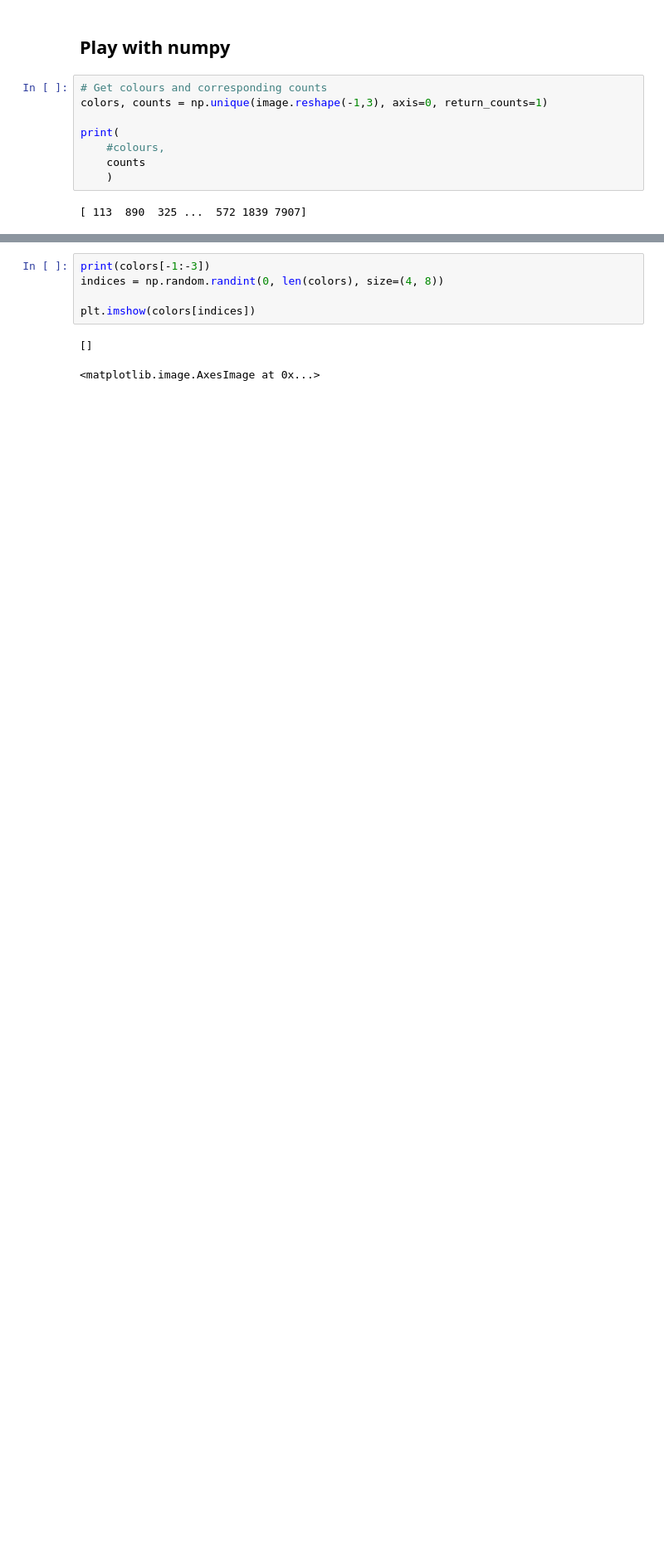
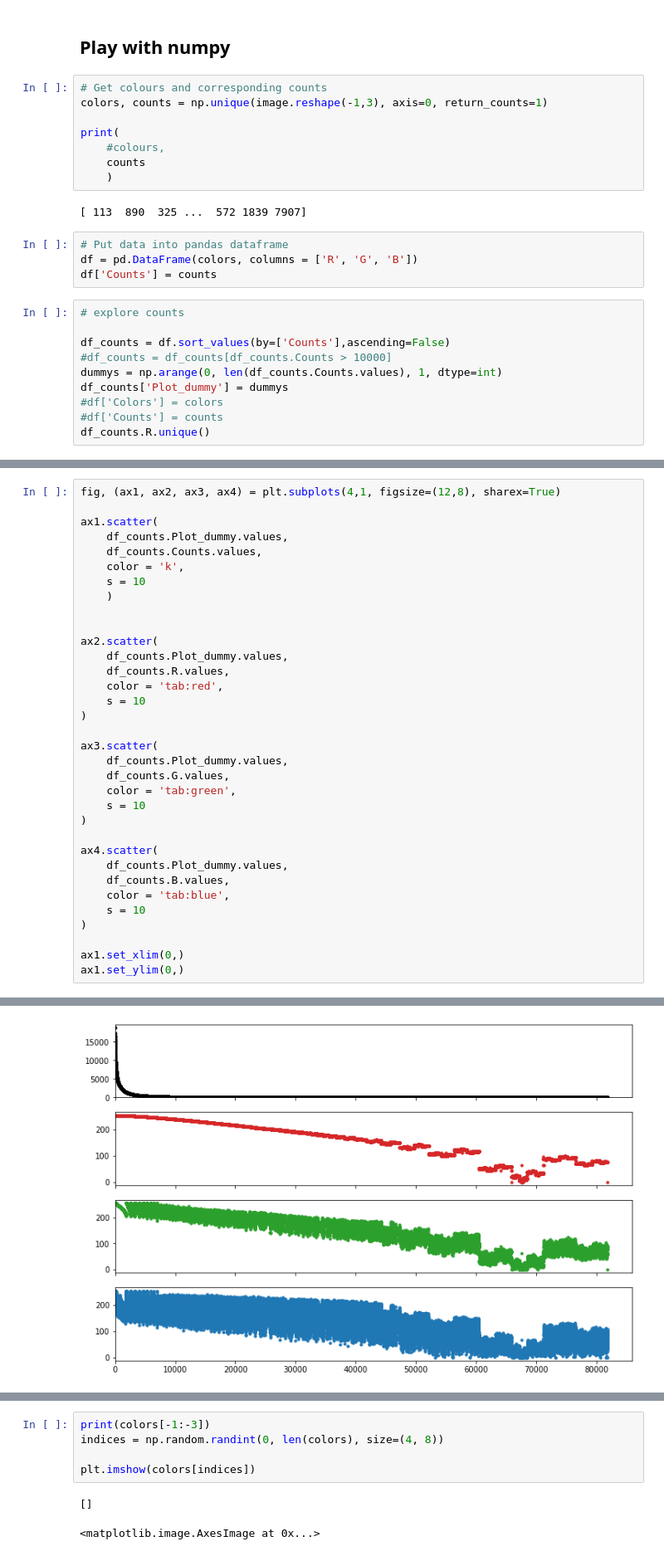
Before and after one commit to ICWallis/image-processing, a Jupyter notebook: method_hacking.ipynb, the cells around one changed output, grey strips where cells are left out. Shown at 83% size. Cells and saved outputs as stored; diff of their text form; blank space fills up the shorter version.

Commit message:
Play with image data

```diff
--- a/method_hacking.ipynb
+++ b/method_hacking.ipynb
@@ -240,3 +242,17 @@ print(
     )
 # %% [output]
 [ 113  890  325 ...  572 1839 7907]
+# %%
+# Put data into pandas dataframe
+df = pd.DataFrame(colors, columns = ['R', 'G', 'B'])
+df['Counts'] = counts
+# %%
+# explore counts
+
+df_counts = df.sort_values(by=['Counts'],ascending=False)
+#df_counts = df_counts[df_counts.Counts > 10000]
+dummys = np.arange(0, len(df_counts.Counts.values), 1, dtype=int)
+df_counts['Plot_dummy'] = dummys
+#df['Colors'] = colors
+#df['Counts'] = counts
+df_counts.R.unique()
@@ -242,0 +280,35 @@ print(
+# %%
+fig, (ax1, ax2, ax3, ax4) = plt.subplots(4,1, figsize=(12,8), sharex=True)
+
+ax1.scatter(
+    df_counts.Plot_dummy.values,
+    df_counts.Counts.values,
+    color = 'k',
+    s = 10
+    )
+
+
+ax2.scatter(
+    df_counts.Plot_dummy.values,
+    df_counts.R.values,
+    color = 'tab:red',
+    s = 10
+)
+
+ax3.scatter(
+    df_counts.Plot_dummy.values,
+    df_counts.G.values,
+    color = 'tab:green',
+    s = 10
+)
+
+ax4.scatter(
+    df_counts.Plot_dummy.values,
+    df_counts.B.values,
+    color = 'tab:blue',
+    s = 10
+)
+
+ax1.set_xlim(0,)
+ax1.set_ylim(0,)
+# %% [output]
@@ -242,0 +316 @@ print(
+[figure, added]
```
Also changed, not shown: parts of 5 cells of this notebook.
